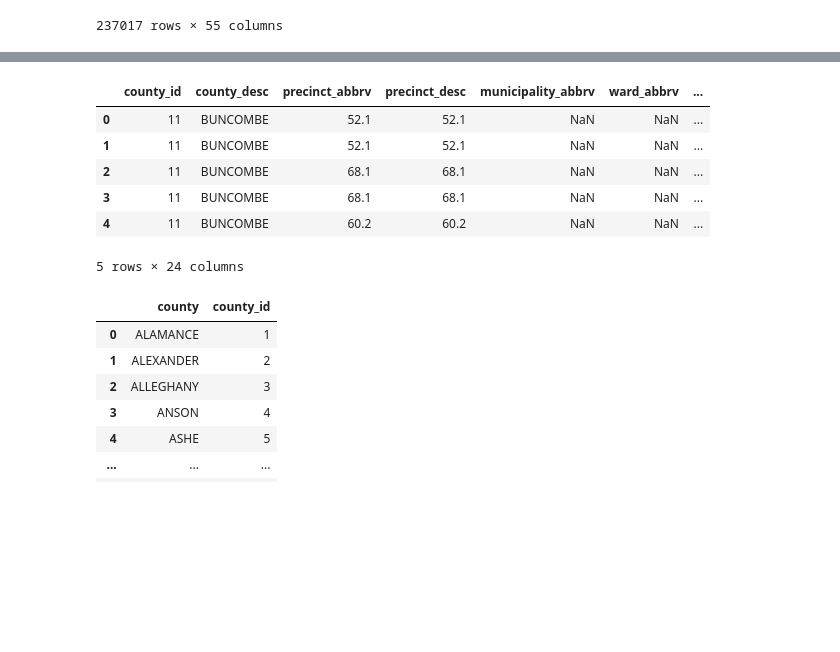
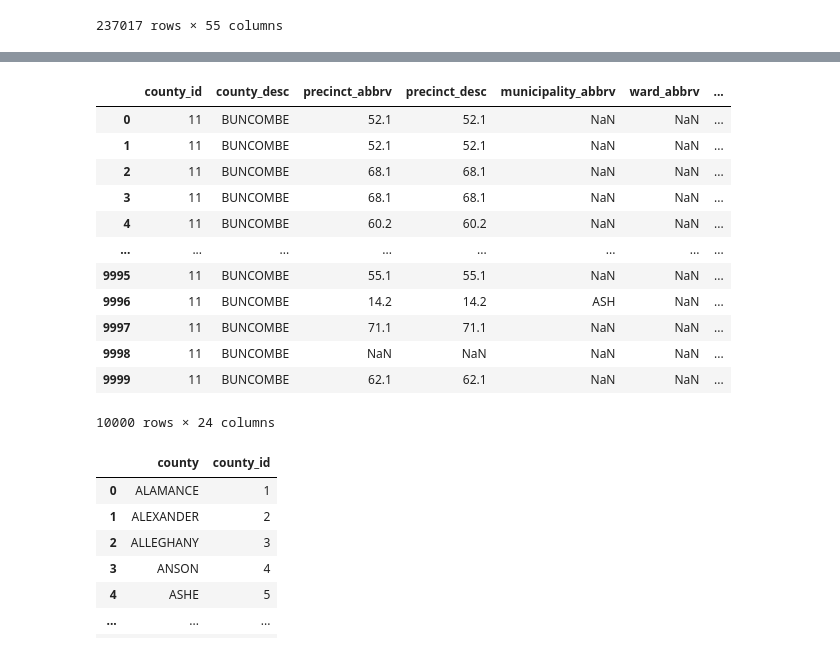
Before and after one commit to shellymnixon/ETL-Project, a Jupyter notebook: Buncombe_Data_small_files.ipynb, the cells around one changed output, grey strips where cells are left out. Drawn from its saved outputs; the diff is of its cells as text; code cells hidden in the pictures; blank space fills up the shorter version.

```diff
--- a/Buncombe_Data_small_files.ipynb
+++ b/Buncombe_Data_small_files.ipynb
@@ -28,8 +48,8 @@ voter_reg_df1 = pd.read_csv("voter_reg1.csv")
 voter_reg_df2 = pd.read_csv("voter_reg2.csv")
 # %%
 # Combine two voter_reg csvs into one
-voter_reg = voter_reg_df1.append(voter_reg_df2, ignore_index=True)
-voter_reg.head()
+voter_reg_large = voter_reg_df1.append(voter_reg_df2, ignore_index=True)
+voter_reg_large.head()
 # %% [output]
 |  | county_id | county_desc | voter_reg_num | status_cd | voter_status_desc | reason_cd | voter_status_reason_desc | ... |
 | 0 | 11 | BUNCOMBE | 378389 | A | ACTIVE | AV | VERIFIED | ... |
@@ -52,9 +61,9 @@ voter_reg.head()
 # %%
 # Drop unnecessary columns
-voter_reg.drop(['dist_2_desc', 'dist_1_desc', 'munic_dist_desc', 'rescue_dist_desc', 'sanit_dist_desc', 'sewer_dist_desc',
+voter_reg_large.drop(['dist_2_desc', 'dist_1_desc', 'munic_dist_desc', 'rescue_dist_desc', 'sanit_dist_desc', 'sewer_dist_desc',
                   'water_dist_desc', 'fire_dist_desc', 'school_dist_desc', 'township_desc', 'county_commiss_desc',
                   'ward_desc', 'municipality_desc', 'absent_ind', 'name_prefx_cd', 'dist_2_abbrv'], axis=1, inplace=True)
-voter_reg
+voter_reg_large
 # %% [output]
 |  | county_id | county_desc | voter_reg_num | status_cd | voter_status_desc | reason_cd | voter_status_reason_desc | ... |
 | 0 | 11 | BUNCOMBE | 378389 | A | ACTIVE | AV | VERIFIED | ... |
@@ -104,0 +101,4 @@ voter_identifiers.head()
+# %%
+# Create subset dataframe that adheres to Heroku's 10,000 row max
+voter_reg = voter_reg_large.iloc[:10000]
+voter_reg
@@ -118,20 +139,26 @@ voter_demo.head()
 # %%
 # Pull out jurisdiction and county information columns to create voter dist dataframe
 voter_dist = voter_reg[['county_id', 'county_desc', 'precinct_abbrv', 'precinct_desc', 'municipality_abbrv',\
                                 'ward_abbrv', 'cong_dist_abbrv', 'super_court_abbrv', 'judic_dist_abbrv', 'nc_senate_abbrv',\
                                 'nc_house_abbrv', 'county_commiss_abbrv', 'township_abbrv', 'school_dist_abbrv',\
                                 'fire_dist_abbrv', 'water_dist_abbrv', 'sewer_dist_abbrv', 'sanit_dist_abbrv',\
                                 'rescue_dist_abbrv', 'munic_dist_abbrv', 'dist_1_abbrv', 'ncid',\
                                 'vtd_abbrv', 'vtd_desc\r']]
-voter_dist.head()
+voter_dist
 # %% [output]
 |  | county_id | county_desc | precinct_abbrv | precinct_desc | municipality_abbrv | ward_abbrv | ... |
 | 0 | 11 | BUNCOMBE | 52.1 | 52.1 | NaN | NaN | ... |
 | 1 | 11 | BUNCOMBE | 52.1 | 52.1 | NaN | NaN | ... |
 | 2 | 11 | BUNCOMBE | 68.1 | 68.1 | NaN | NaN | ... |
 | 3 | 11 | BUNCOMBE | 68.1 | 68.1 | NaN | NaN | ... |
 | 4 | 11 | BUNCOMBE | 60.2 | 60.2 | NaN | NaN | ... |
+| ... | ... | ... | ... | ... | ... | ... | ... |
+| 9995 | 11 | BUNCOMBE | 55.1 | 55.1 | NaN | NaN | ... |
+| 9996 | 11 | BUNCOMBE | 14.2 | 14.2 | ASH | NaN | ... |
+| 9997 | 11 | BUNCOMBE | 71.1 | 71.1 | NaN | NaN | ... |
+| 9998 | 11 | BUNCOMBE | NaN | NaN | NaN | NaN | ... |
+| 9999 | 11 | BUNCOMBE | 62.1 | 62.1 | NaN | NaN | ... |
-5 rows × 24 columns
+10000 rows × 24 columns
 # %%
 # Read in county codes csv to create dataframe
 county_codes = pd.read_csv("county_codes.csv")
```
Also changed, not shown: parts of 20 cells of this notebook, 1 other file.
